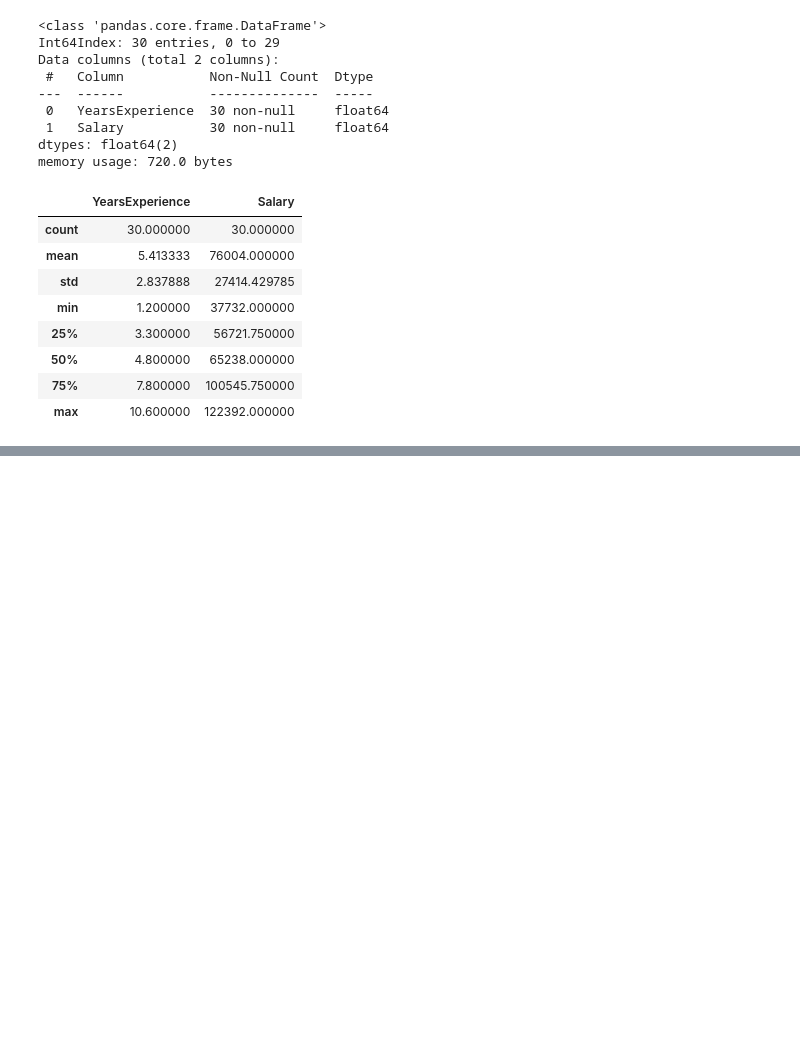
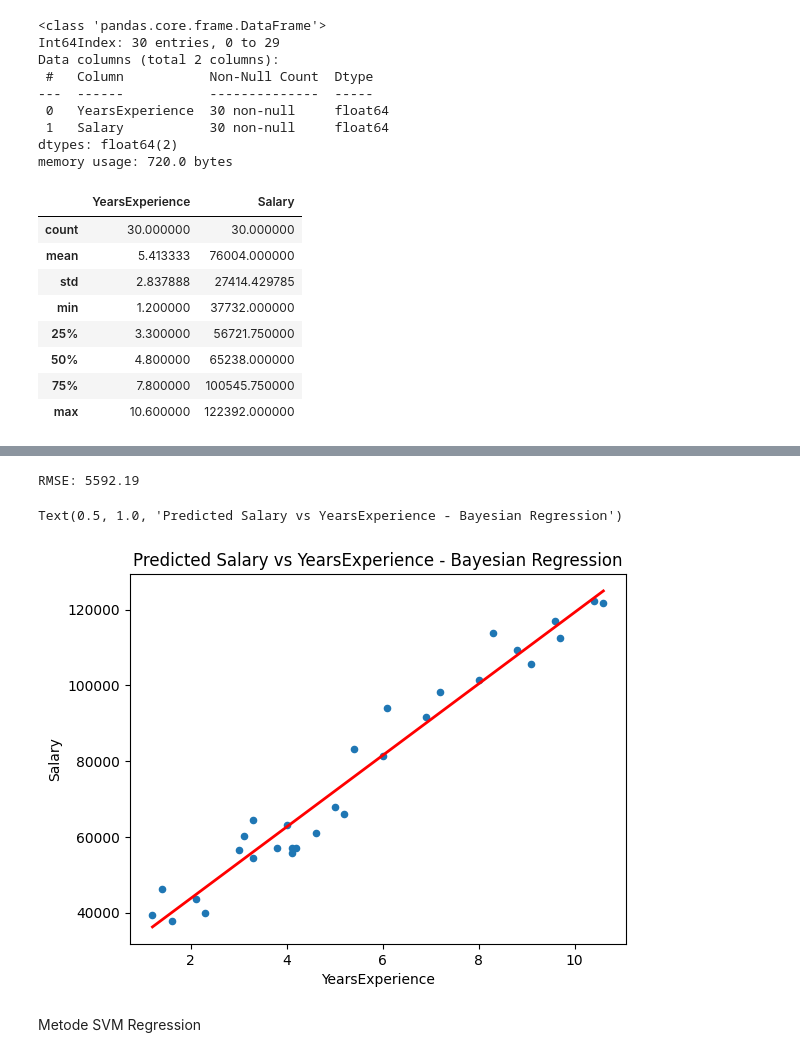
Before and after one commit to williamharefa/StudentProject1, a Jupyter notebook: StudentProject1.ipynb, the cells around one changed output, grey strips where cells are left out. Cells and saved outputs as stored; diff of their text form; code cells hidden in the pictures; blank space fills up the shorter version.

```diff
--- a/StudentProject1.ipynb
+++ b/StudentProject1.ipynb
@@ -70,0 +229,3 @@ dsalary.describe()
+# %%
+regr_bayes = linear_model.BayesianRidge()
+regr_bayes.get_params()
@@ -70,0 +245,26 @@ dsalary.describe()
+# %%
+
+years = dsalary['YearsExperience'].values.reshape(-1,1)
+salary = dsalary['Salary'].values.reshape(-1,1)
+
+# Train model dengan training set
+regr_bayes.fit(years, salary.ravel())
+
+# Prediksi dengan data testing
+salary_pred2 = regr_bayes.predict(years)
+
+# RMSE
+print('RMSE: %.2f'
+      % mean_squared_error(salary, salary_pred2, squared = False))
+# %% [output]
+RMSE: 5592.19
+# %%
+# Plot pengalaman yang diprediksi vs salary
+dsalary.plot(kind='scatter', x='YearsExperience', y='Salary')
+plt.plot(pd.DataFrame(dsalary['YearsExperience']),salary_pred2,c='red',linewidth=2)
+plt.title('Predicted Salary vs YearsExperience - Bayesian Regression')
+# %% [output]
+Text(0.5, 1.0, 'Predicted Salary vs YearsExperience - Bayesian Regression')
+[figure, added]
+# %% [markdown]
+Metode SVM Regression
```
Also changed, not shown: parts of 21 cells of this notebook.
